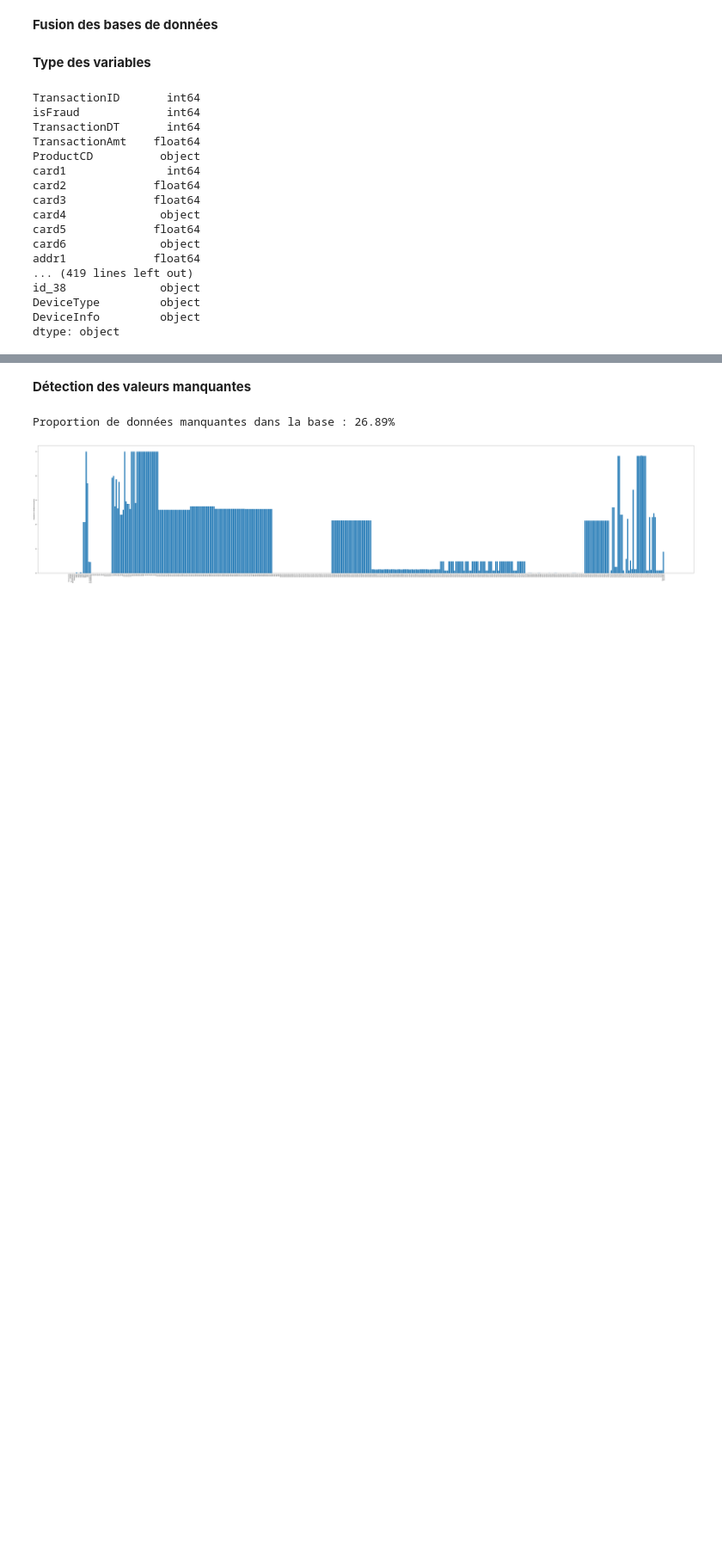
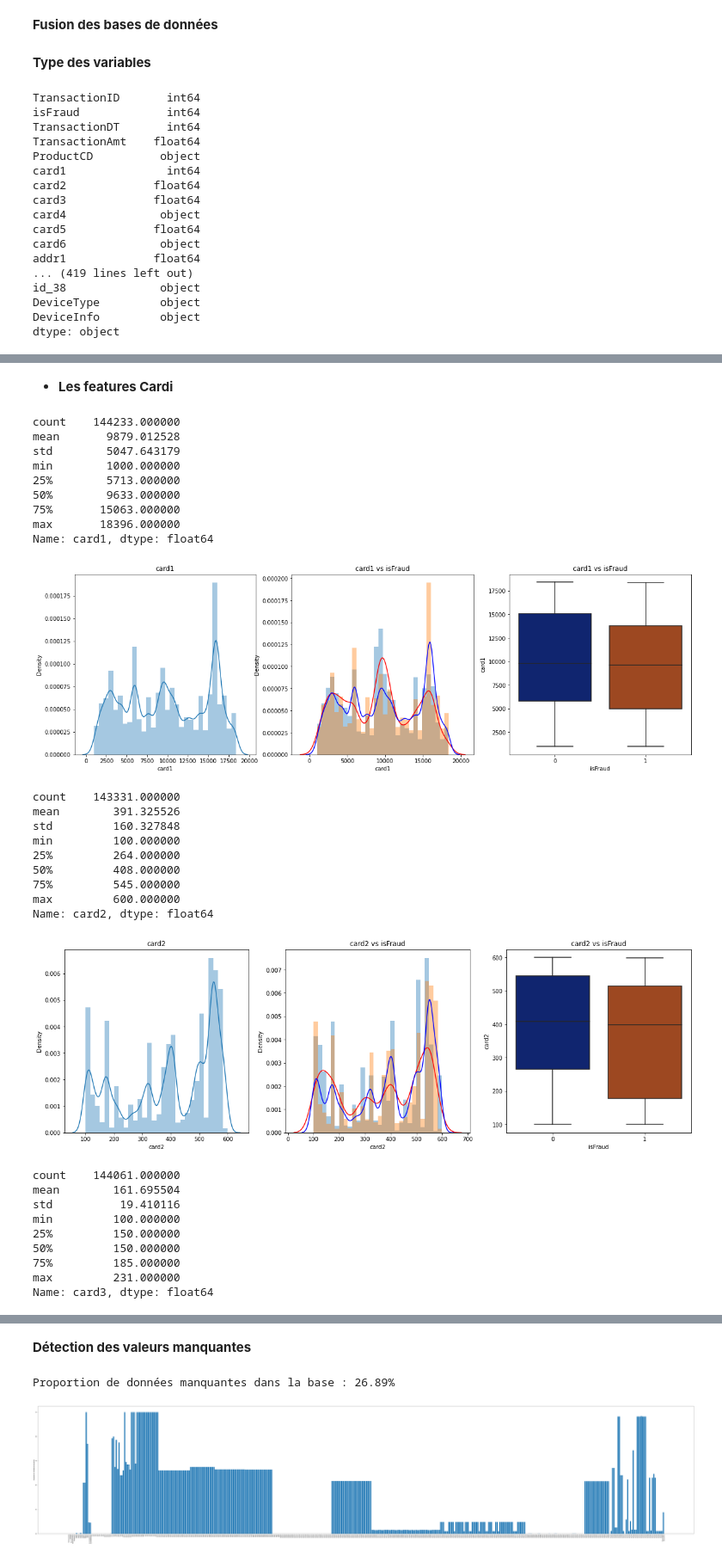
Before and after one commit to trodrigue1304/Fraud_detection_algorithm, a Jupyter notebook: source.ipynb, the cells around one changed output, grey strips where cells are left out. Shown at 86% size. Cells and saved outputs as stored; diff of their text form; code cells hidden in the pictures; blank space fills up the shorter version.

```diff
--- a/source.ipynb
+++ b/source.ipynb
@@ -105,0 +158,55 @@ dtype: object
+# %% [markdown]
+* **Les features Cardi**
+# %%
+for i in (1,2,3,5):
+  varc='card'+str(i)
+  #Apercu générale sur la variable
+  print(train[varc].describe())
+
+  plt.figure(figsize=(20,6))
+
+  #Distribution de la variable
+  plt.subplot(1,3,1)
+  sns.distplot(train[varc],bins=30)
+  plt.title(varc)
+
+  #Distribution de la variable suivant le caractère frauduleux
+  plt.subplot(1,3,2)
+  sns.distplot(train[train['isFraud']==1][varc],bins=30,kde_kws={"color": "r"},label=varc+'Fraude')
+  sns.distplot(train[train['isFraud']==0][varc],bins=30,kde_kws={"color": "b"},label=varc+'Nofraude')
+  plt.title(varc +' vs isFraud')
+
+  plt.subplot(1,3,3)
+  sns.boxplot(x='isFraud', y=varc,data=train,palette='dark')
+  plt.title(varc+' vs isFraud')
+  plt.show()
+# %% [output]
+count    144233.000000
+mean       9879.012528
+std        5047.643179
+min        1000.000000
+25%        5713.000000
+50%        9633.000000
+75%       15063.000000
+max       18396.000000
+Name: card1, dtype: float64
+[figure, added]
+count    143331.000000
+mean        391.325526
+std         160.327848
+min         100.000000
+25%         264.000000
+50%         408.000000
+75%         545.000000
+max         600.000000
+Name: card2, dtype: float64
+[figure, added]
+count    144061.000000
+mean        161.695504
+std          19.410116
+min         100.000000
+25%         150.000000
+50%         150.000000
+75%         185.000000
+max         231.000000
+Name: card3, dtype: float64
```
Also changed, not shown: parts of 83 cells of this notebook.
